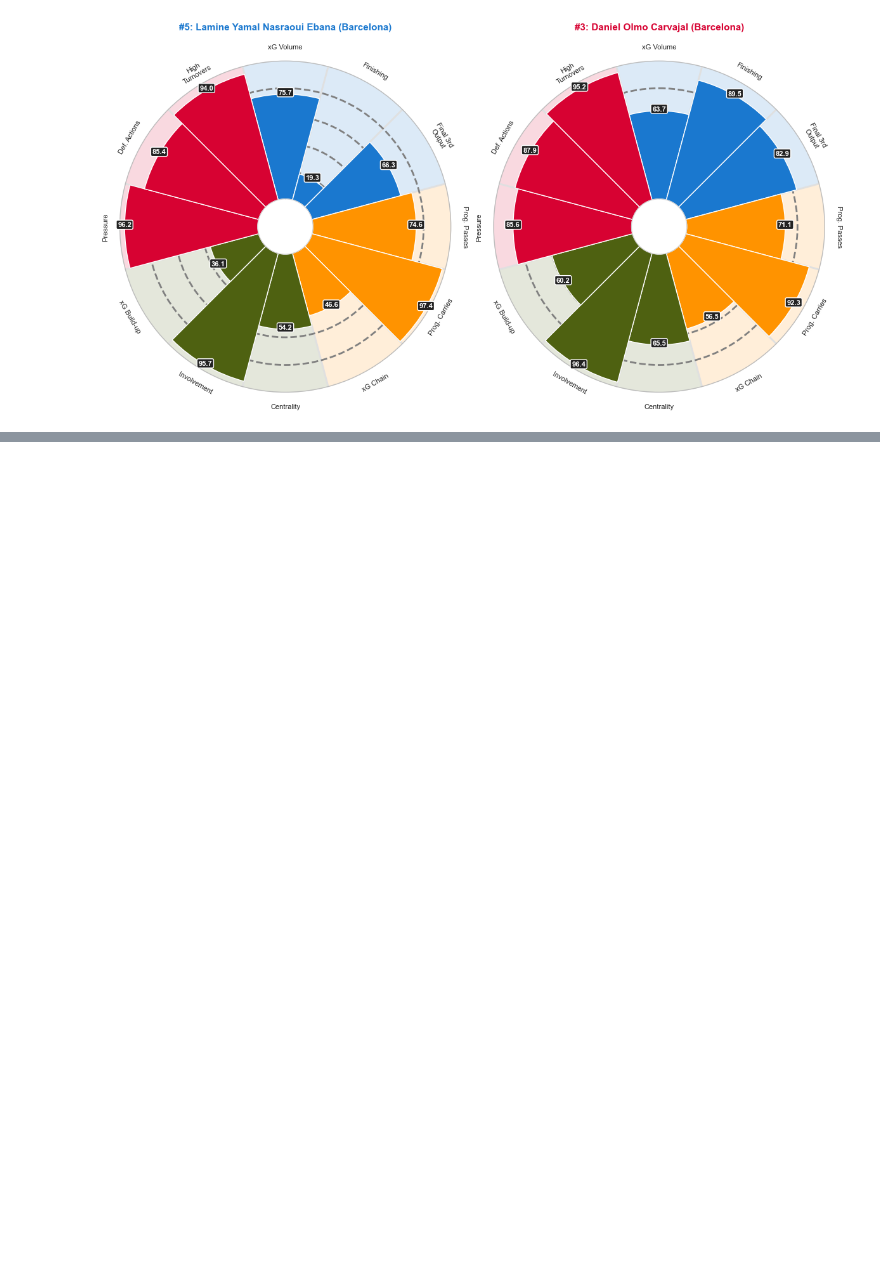
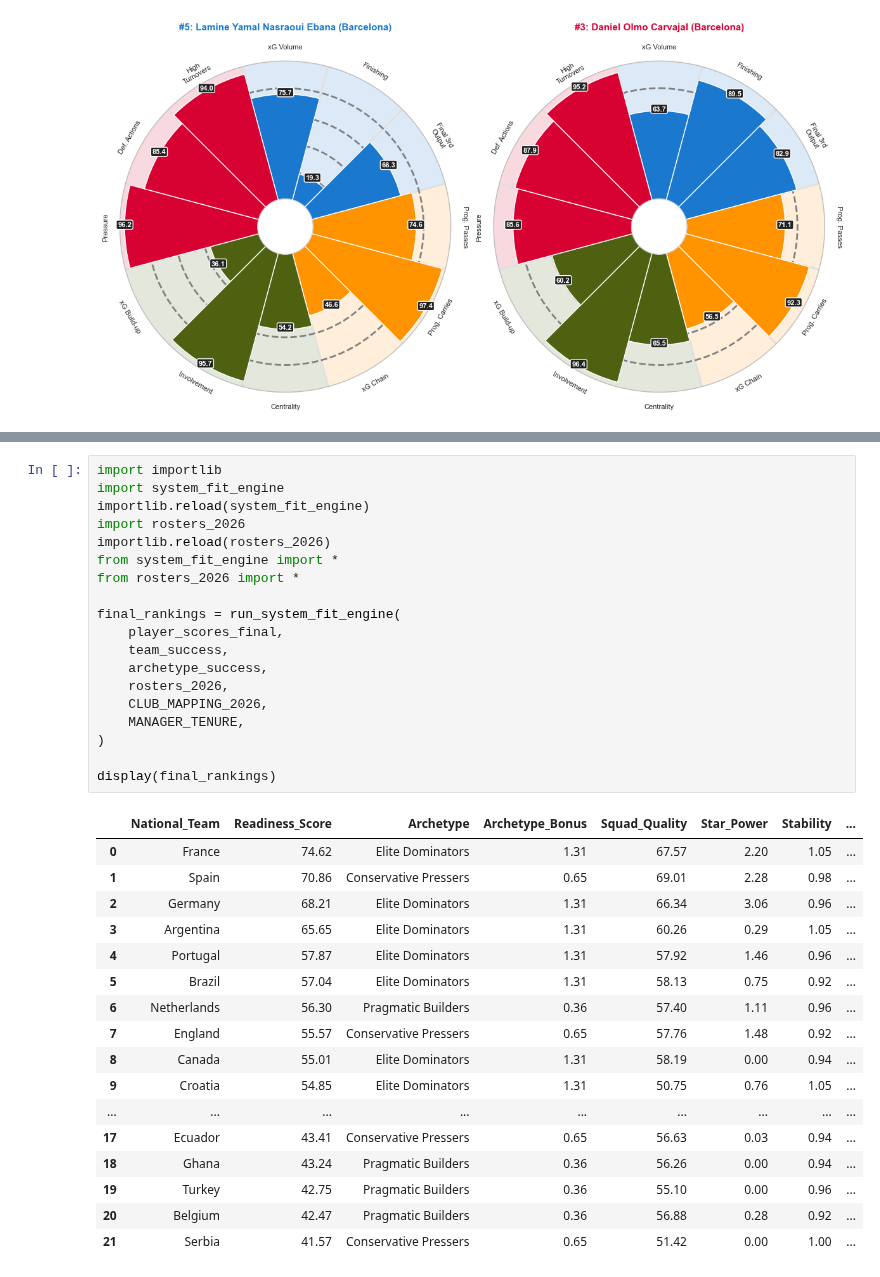
Before and after one commit to soh364/soccer-analytics-capstone-XOh, a Jupyter notebook: eda/EDA_Soomi.ipynb, the cells around one changed output, grey strips where cells are left out. Drawn from its saved outputs; the diff is of its cells as text; blank space fills up the shorter version.

Commit message:
updated readiness score logic

```diff
--- a/eda/EDA_Soomi.ipynb
+++ b/eda/EDA_Soomi.ipynb
@@ -635,0 +625,37 @@ print(final_rankings)
+# %%
+import importlib
+import system_fit_engine
+importlib.reload(system_fit_engine)
+import rosters_2026
+importlib.reload(rosters_2026)
+from system_fit_engine import *
+from rosters_2026 import *
+
+final_rankings = run_system_fit_engine(
+    player_scores_final,
+    team_success,
+    archetype_success,
+    rosters_2026,
+    CLUB_MAPPING_2026,
+    MANAGER_TENURE,
+)
+
+display(final_rankings)
+# %% [output]
+|  | National_Team | Readiness_Score | Archetype | Archetype_Bonus | Squad_Quality | Star_Power | Stability | ... |
+| 0 | France | 74.62 | Elite Dominators | 1.31 | 67.57 | 2.20 | 1.05 | ... |
+| 1 | Spain | 70.86 | Conservative Pressers | 0.65 | 69.01 | 2.28 | 0.98 | ... |
+| 2 | Germany | 68.21 | Elite Dominators | 1.31 | 66.34 | 3.06 | 0.96 | ... |
+| 3 | Argentina | 65.65 | Elite Dominators | 1.31 | 60.26 | 0.29 | 1.05 | ... |
+| 4 | Portugal | 57.87 | Elite Dominators | 1.31 | 57.92 | 1.46 | 0.96 | ... |
+| 5 | Brazil | 57.04 | Elite Dominators | 1.31 | 58.13 | 0.75 | 0.92 | ... |
+| 6 | Netherlands | 56.30 | Pragmatic Builders | 0.36 | 57.40 | 1.11 | 0.96 | ... |
+| 7 | England | 55.57 | Conservative Pressers | 0.65 | 57.76 | 1.48 | 0.92 | ... |
+| 8 | Canada | 55.01 | Elite Dominators | 1.31 | 58.19 | 0.00 | 0.94 | ... |
+| 9 | Croatia | 54.85 | Elite Dominators | 1.31 | 50.75 | 0.76 | 1.05 | ... |
+| ... | ... | ... | ... | ... | ... | ... | ... | ... |
+| 17 | Ecuador | 43.41 | Conservative Pressers | 0.65 | 56.63 | 0.03 | 0.94 | ... |
+| 18 | Ghana | 43.24 | Pragmatic Builders | 0.36 | 56.26 | 0.00 | 0.94 | ... |
+| 19 | Turkey | 42.75 | Pragmatic Builders | 0.36 | 55.10 | 0.00 | 0.96 | ... |
+| 20 | Belgium | 42.47 | Pragmatic Builders | 0.36 | 56.88 | 0.28 | 0.92 | ... |
+| 21 | Serbia | 41.57 | Conservative Pressers | 0.65 | 51.42 | 0.00 | 1.00 | ... |
```
Also changed, not shown: parts of 2 cells of this notebook, 2 other files.
